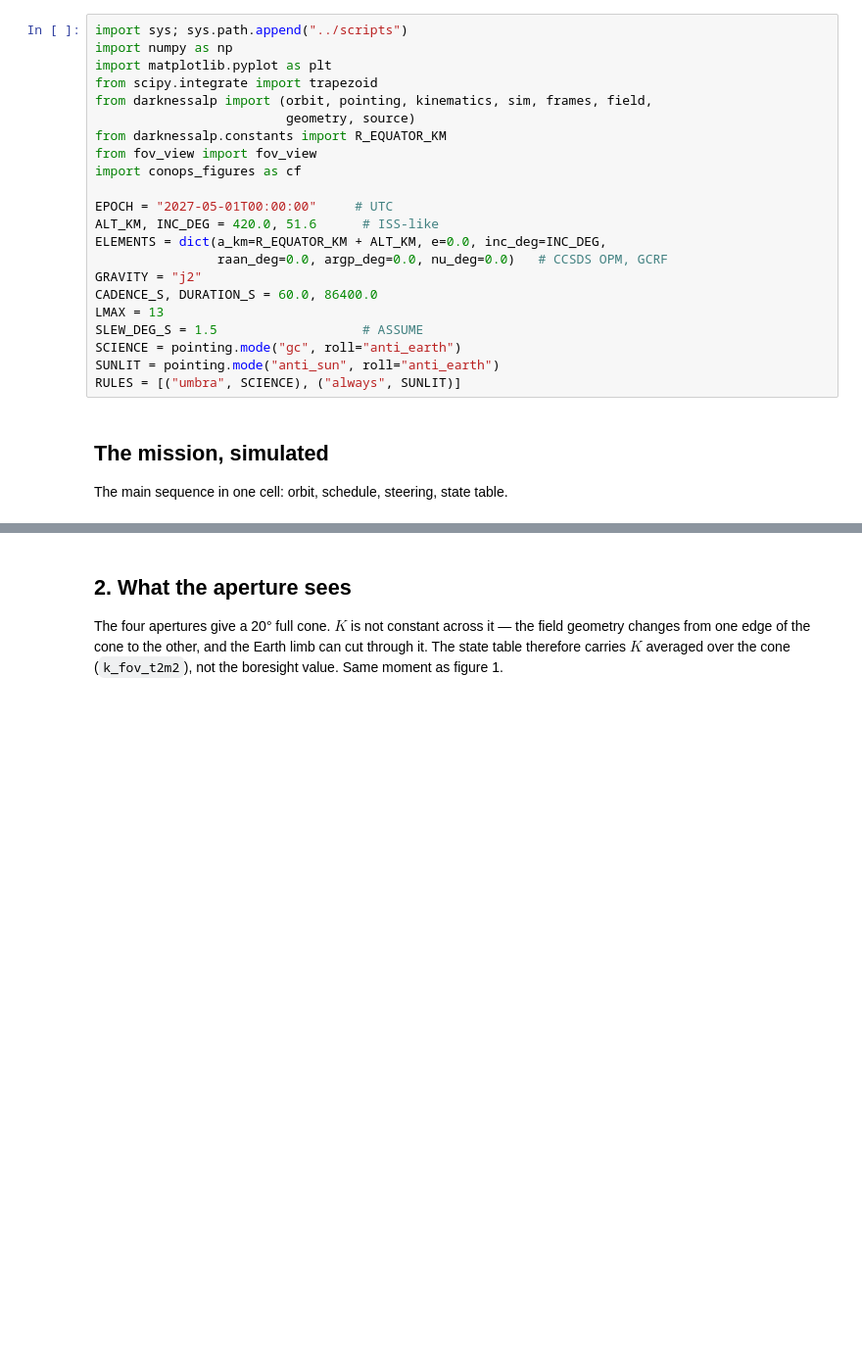
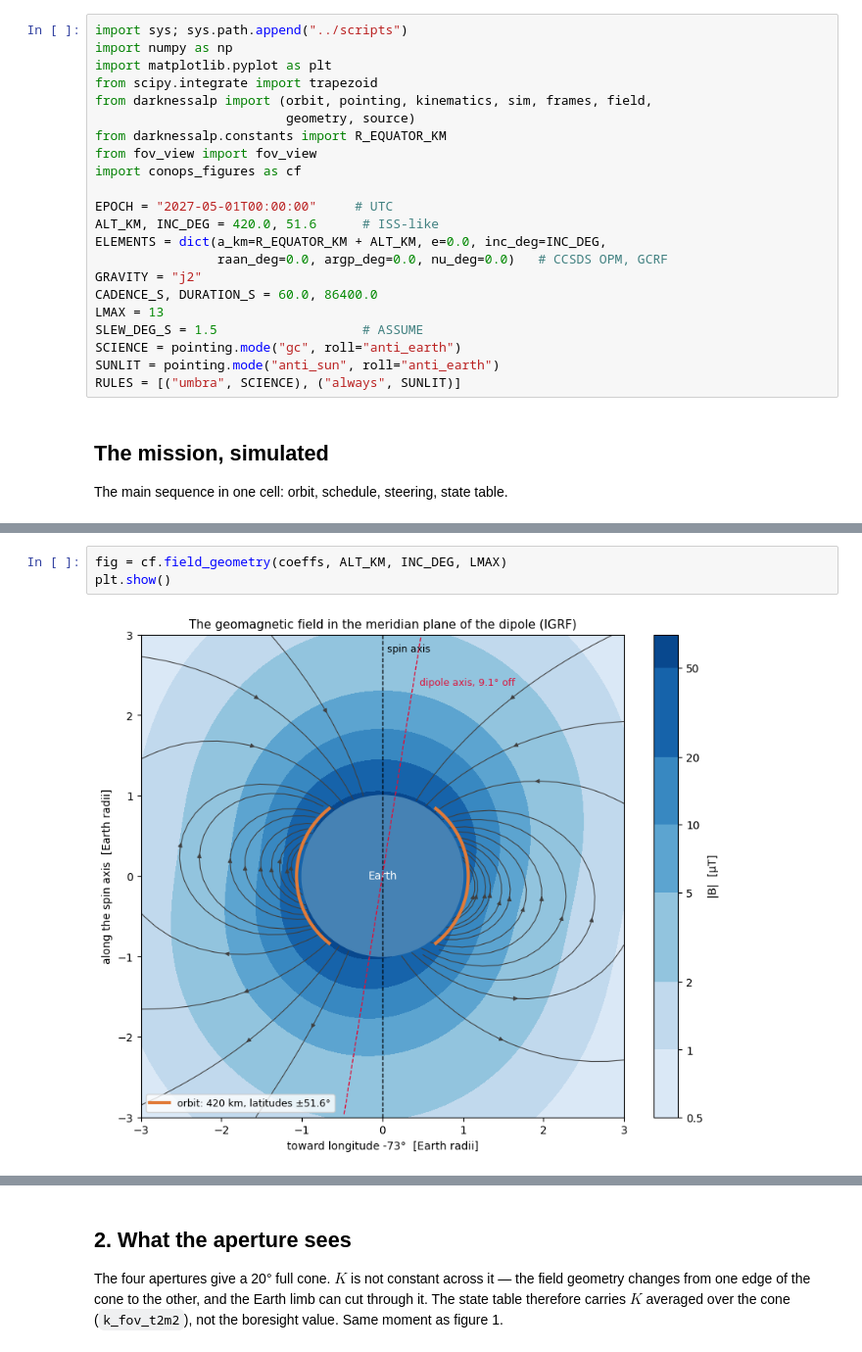
Before and after one commit to phi-a/ALP, a Jupyter notebook: jupyter/conops.ipynb, the cells around one changed output, grey strips where cells are left out. Shown at 98% size. Saved outputs shown, nothing was run; the diff lists cells and outputs as text; blank space fills up the shorter version.

```diff
--- a/jupyter/conops.ipynb
+++ b/jupyter/conops.ipynb
@@ -62,0 +108,5 @@ print(f"{len(t)} samples; science exposure {sci.sum() * CADENCE_S / 3600:.1f} h;
+# %%
+fig = cf.field_geometry(coeffs, ALT_KM, INC_DEG, LMAX)
+plt.show()
+# %% [output]
+[figure, added]
```
Also changed, not shown: parts of 14 cells of this notebook, 15 other files.
